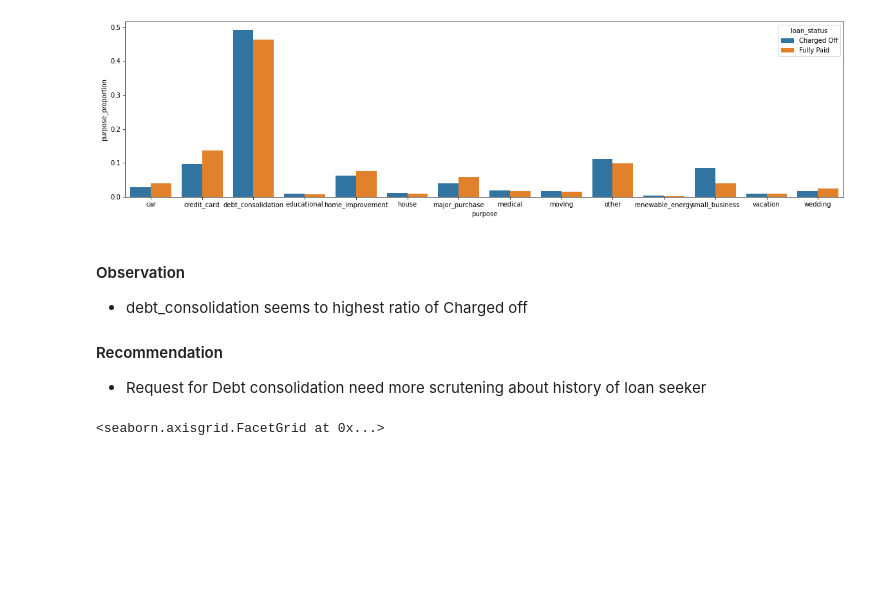
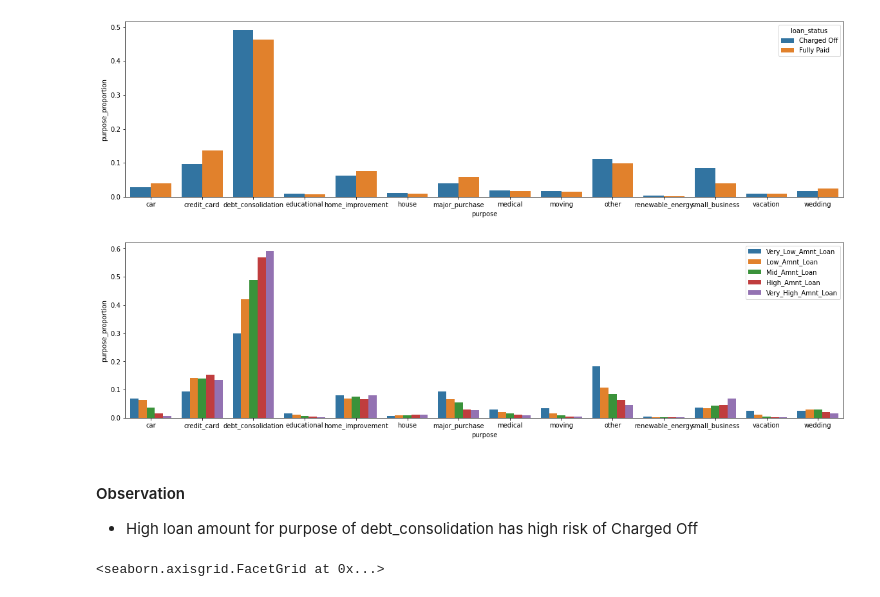
Before and after one commit to JamshedAhsan/fraud-detection, a Jupyter notebook: Case-Study-Lending-Loan-Club.ipynb, the cells around one changed output. Drawn from its saved outputs; the diff is of its cells as text; code cells hidden in the pictures; blank space fills up the shorter version.

```diff
--- a/Case-Study-Lending-Loan-Club.ipynb
+++ b/Case-Study-Lending-Loan-Club.ipynb
@@ -1634,12 +1654,22 @@ y="purpose_proportion"
 plt.show()
 # %% [output]
 [figure]
-# %% [markdown]
-#### Observation
-* debt_consolidation seems to highest ratio of Charged off
-
-#### Recommendation
-* Request for Debt consolidation need more scrutening about history of loan seeker
+# %%
+fig, ax = plt.subplots(figsize=(20, 5))
+y="purpose_proportion"
+(loan_df2['purpose']
+ .groupby(loan_df2['Loan_Amnt_Bucket'])
+ .value_counts(normalize=True)
+ .rename(y)
+ .reset_index()
+ .pipe((sns.barplot, "data"), x='purpose', y=y, hue='Loan_Amnt_Bucket'))
+plt.legend(bbox_to_anchor = (1, 1))
+plt.show()
+# %% [output]
+[figure, added]
+# %% [markdown]
+#### Observation
+* High loan amount for purpose of debt_consolidation has high risk of Charged Off
 # %%
 #what is the relationship w.r.t. grade vs loan_status
 sns.displot(data=loan_df2, x='grade', hue='loan_status', height=4, aspect=3)
```
Also changed, not shown: parts of 17 cells of this notebook.
